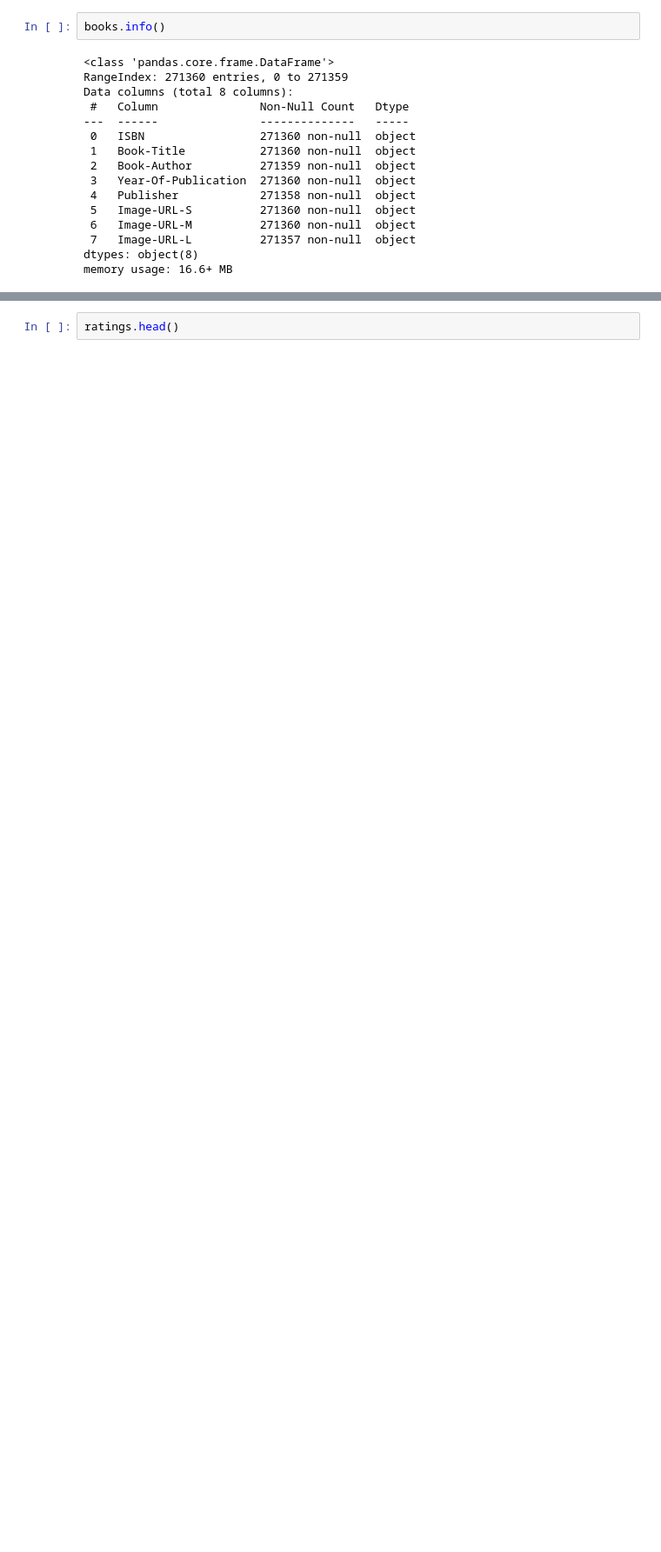
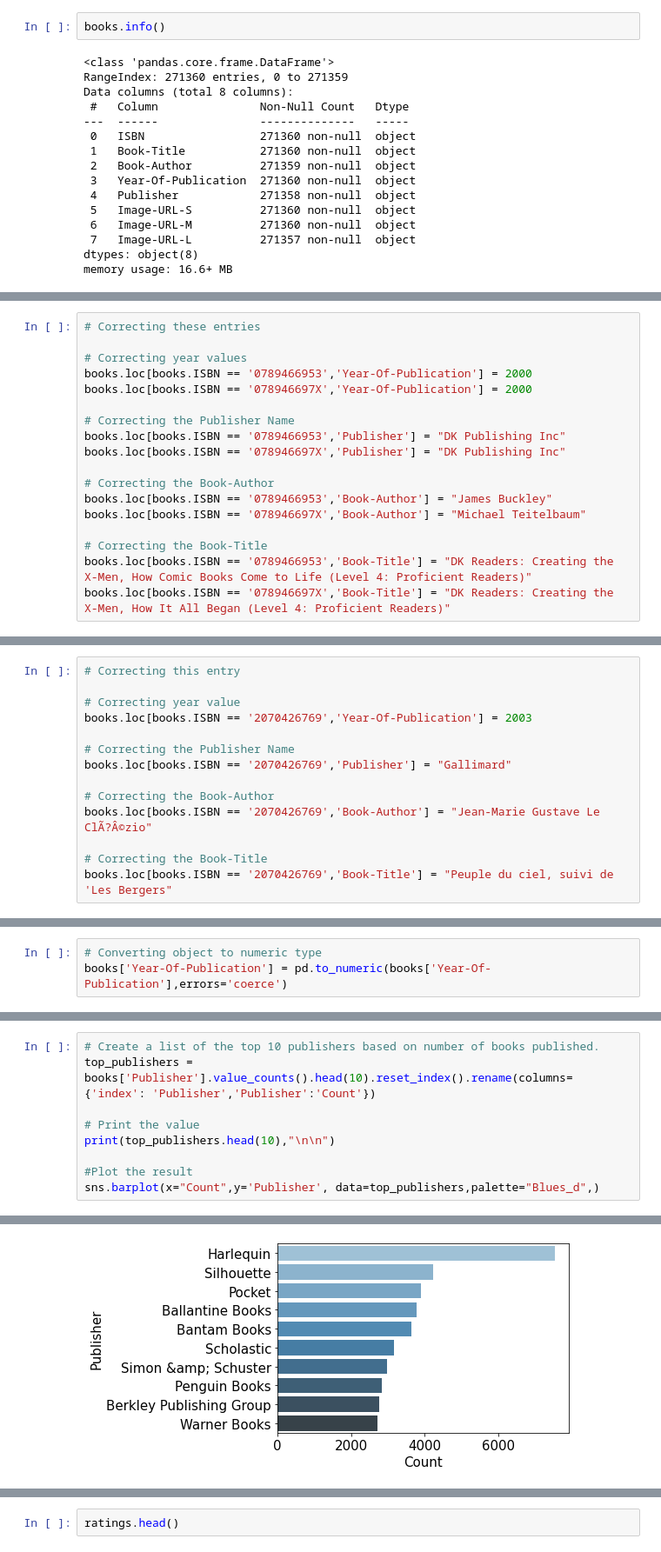
Before and after one commit to rohanroney/Book-Recommendation-System, a Jupyter notebook: Book_Recommendation_System.ipynb, the cells around one changed output, grey strips where cells are left out. Shown at 87% size. Cells and saved outputs as stored; diff of their text form; blank space fills up the shorter version.

```diff
--- a/Book_Recommendation_System.ipynb
+++ b/Book_Recommendation_System.ipynb
@@ -68,0 +124,18 @@ memory usage: 16.6+ MB
+# %%
+# Correcting these entries
+
+# Correcting year values
+books.loc[books.ISBN == '0789466953','Year-Of-Publication'] = 2000
+books.loc[books.ISBN == '078946697X','Year-Of-Publication'] = 2000
+
+# Correcting the Publisher Name
+books.loc[books.ISBN == '0789466953','Publisher'] = "DK Publishing Inc"
+books.loc[books.ISBN == '078946697X','Publisher'] = "DK Publishing Inc"
+
+# Correcting the Book-Author
+books.loc[books.ISBN == '0789466953','Book-Author'] = "James Buckley"
+books.loc[books.ISBN == '078946697X','Book-Author'] = "Michael Teitelbaum"
+
+# Correcting the Book-Title
+books.loc[books.ISBN == '0789466953','Book-Title'] = "DK Readers: Creating the X-Men, How Comic Books Come to Life (Level 4: Proficient Readers)"
+books.loc[books.ISBN == '078946697X','Book-Title'] = "DK Readers: Creating the X-Men, How It All Began (Level 4: Proficient Readers)"
@@ -68,0 +148,14 @@ memory usage: 16.6+ MB
+# %%
+# Correcting this entry
+
+# Correcting year value
+books.loc[books.ISBN == '2070426769','Year-Of-Publication'] = 2003
+
+# Correcting the Publisher Name
+books.loc[books.ISBN == '2070426769','Publisher'] = "Gallimard"
+
+# Correcting the Book-Author
+books.loc[books.ISBN == '2070426769','Book-Author'] = "Jean-Marie Gustave Le ClÃ?Â©zio"
+
+# Correcting the Book-Title
+books.loc[books.ISBN == '2070426769','Book-Title'] = "Peuple du ciel, suivi de 'Les Bergers"
@@ -68,0 +181,3 @@ memory usage: 16.6+ MB
+# %%
+# Converting object to numeric type
+books['Year-Of-Publication'] = pd.to_numeric(books['Year-Of-Publication'],errors='coerce')
@@ -68,0 +186,10 @@ memory usage: 16.6+ MB
+# %%
+# Create a list of the top 10 publishers based on number of books published.
+top_publishers = books['Publisher'].value_counts().head(10).reset_index().rename(columns={'index': 'Publisher','Publisher':'Count'})
+
+# Print the value
+print(top_publishers.head(10),"\n\n")
+
+#Plot the result
+sns.barplot(x="Count",y='Publisher', data=top_publishers,palette="Blues_d",)
+# %% [output]
@@ -68,0 +208 @@ memory usage: 16.6+ MB
+[figure, added]
```
Also changed, not shown: parts of 44 cells of this notebook.
